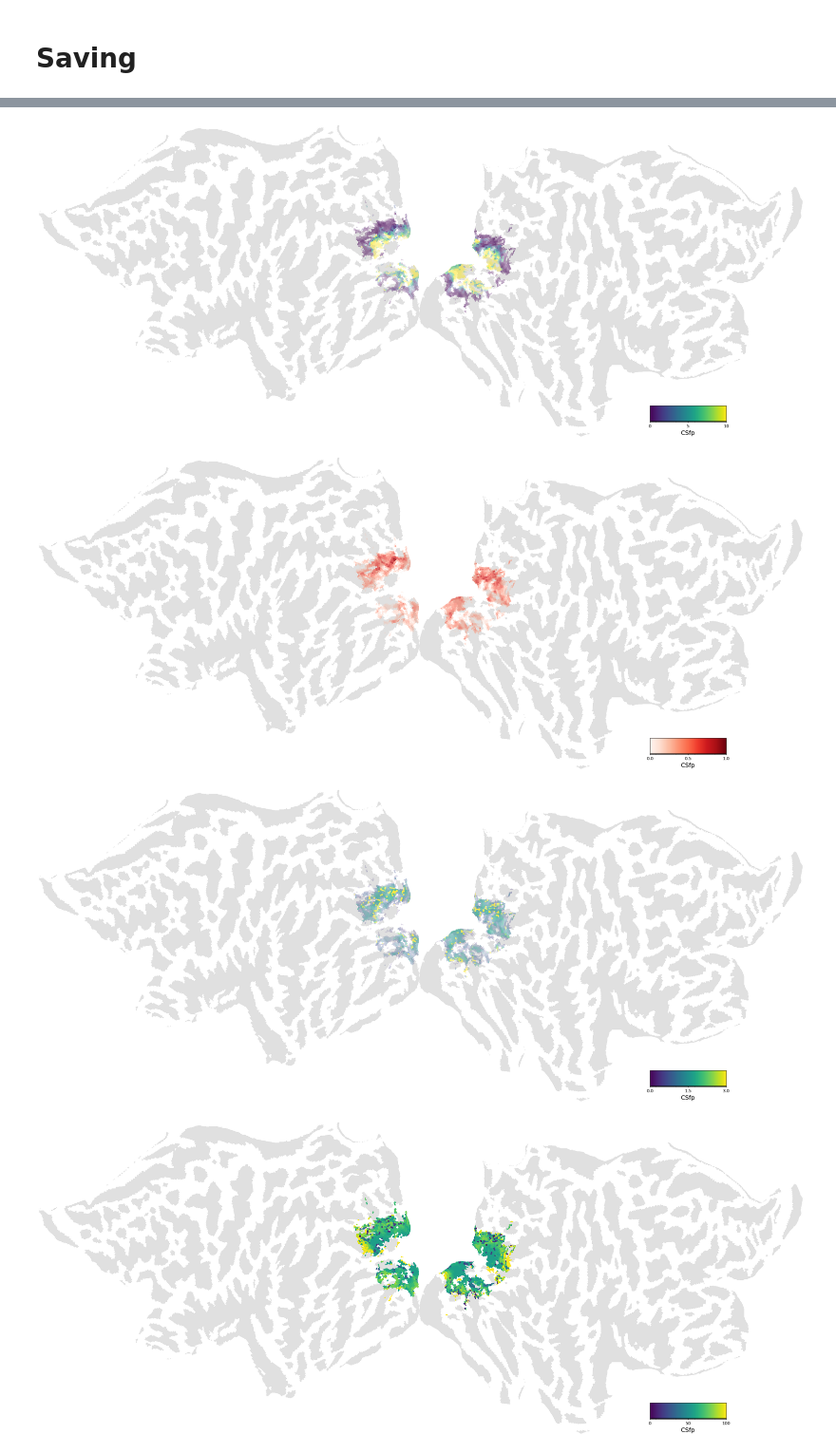
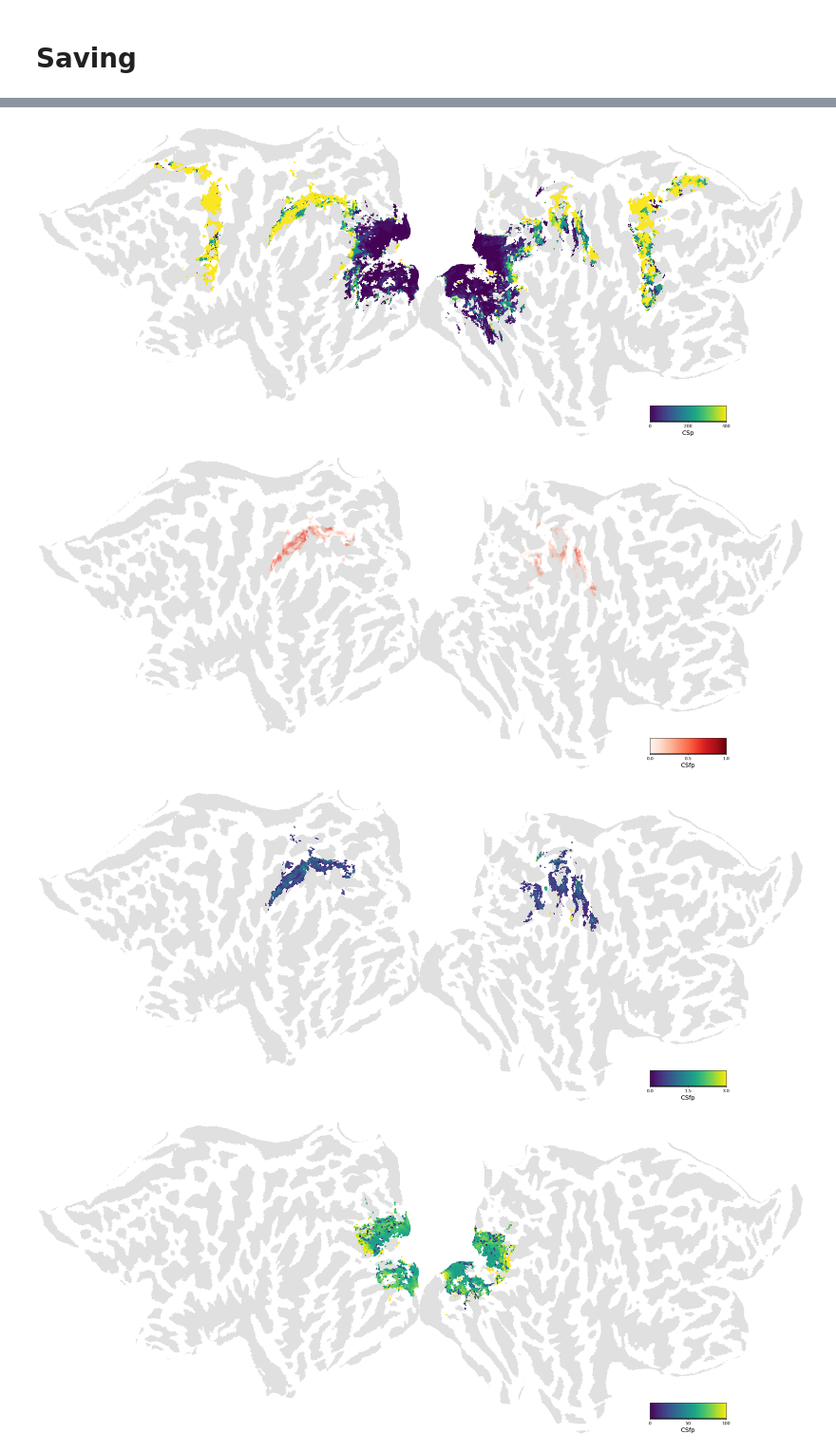
Before and after one commit to mszinte/pRF_analysis, a Jupyter notebook: nCSF/postproc/nCSF/dev/nCSF_fit_test.ipynb, the cells around one changed output, grey strips where cells are left out. Shown at 95% size. Drawn from its saved outputs; the diff is of its cells as text; code cells hidden in the pictures.

```diff
--- a/nCSF/postproc/nCSF/dev/nCSF_fit_test.ipynb
+++ b/nCSF/postproc/nCSF/dev/nCSF_fit_test.ipynb
@@ -53,7 +53,8 @@ set_pycortex_config_file(cortex_dir)
 base_dir = os.path.abspath(os.path.join(os.getcwd(), "../../../../"))
 settings_path = os.path.join(base_dir, project_dir, "settings.yml")
 prf_settings_path = os.path.join(base_dir, project_dir, "prf-analysis.yml")
-settings = load_settings([settings_path, prf_settings_path])
+ncsf_settings_path = os.path.join(base_dir, project_dir, "nCSF-analysis.yml")
+settings = load_settings([settings_path, prf_settings_path, ncsf_settings_path])
 analysis_info = settings[0]
 
 TR = analysis_info['TR']
@@ -67,7 +68,7 @@ if rois_method_format == 'rois-drawn':
     rois = analysis_info[rois_method_format]
     # rois = ['V1', 'V2', 'V3']
 elif rois_method_format == 'rois-group-mmp':
-    # rois = list(analysis_info[rois_method_format].keys())
-    rois = ['V1', 'V2', 'V3']
+    rois = list(analysis_info[rois_method_format].keys())
+    # rois = ['iIPS', 'sIPS']
     # rois = ['V1', 'V2']
 # %%
@@ -397,34 +361,35 @@ ncsf_fit59k = data_59k['data_concat']
 # %%
 prf_loo_r2_idx = -1
 loo_rsq_data = ncsf_fit59k[prf_loo_r2_idx,:]
 alpha = loo_rsq_data
 alpha_range = [0,1]
 alpha = (alpha - alpha_range[0]) / (alpha_range[1] - alpha_range[0])
 alpha[alpha>1]=1
 
 # put alpha to 0 outside non interest roi
-
+mapps_to_plot = 'CSp'
+mapps_to_plot_idx = '{}_idx'.format(mapps_to_plot)
 sfp_params = {
              'subject': pycortex_subject,
-             'data': ncsf_fit59k[1,:],
+             'data': ncsf_fit59k[CSp_idx,:],
              'cmap': 'viridis',
              'alpha': alpha,
              'vmin': 0,
-             'vmax': 10,
+             'vmax': 400,
              'cbar': 'discrete',
              'cortex_type': 'VertexRGB',
              'description': 'CSS pRF CM',
              'curv_brightness': 1,
              'curv_contrast': 0.25,
              'add_roi': False,
-             'cbar_label': 'CSfp',
+             'cbar_label': '{}'.format(mapps_to_plot),
              'with_labels': True}
 volume_sfp = draw_cortex(**sfp_params)
 # plt.savefig('/Users/uriel/Downloads/CSFp.pdf')
 # %% [output]
-[figure, old version]
+[figure, new version]
 # %%
-prf_loo_r2_idx = -1
+prf_loo_r2_idx = ncsf_rsq_idx
 loo_rsq_data = ncsf_fit59k[prf_loo_r2_idx,:]
 alpha = loo_rsq_data
 alpha_range = [0,1]
@@ -451,7 +416,7 @@ r2_params = {
 volume_r2 = draw_cortex(**r2_params)
 # plt.savefig('/Users/uriel/Downloads/R2.pdf')
 # %% [output]
-[figure, old version]
+[figure, new version]
 # %%
 prf_loo_r2_idx = -1
 loo_rsq_data = ncsf_fit59k[prf_loo_r2_idx,:]
@@ -480,7 +445,7 @@ amp_params = {
 volume_amp = draw_cortex(**amp_params)
 # plt.savefig('/Users/uriel/Downloads/R2.pdf')
 # %% [output]
-[figure, old version]
+[figure, new version]
 # %%
 prf_loo_r2_idx = -1
 loo_rsq_data = ncsf_fit59k[prf_loo_r2_idx,:]
```
Also changed, not shown: parts of 16 cells of this notebook, 19 other files.
